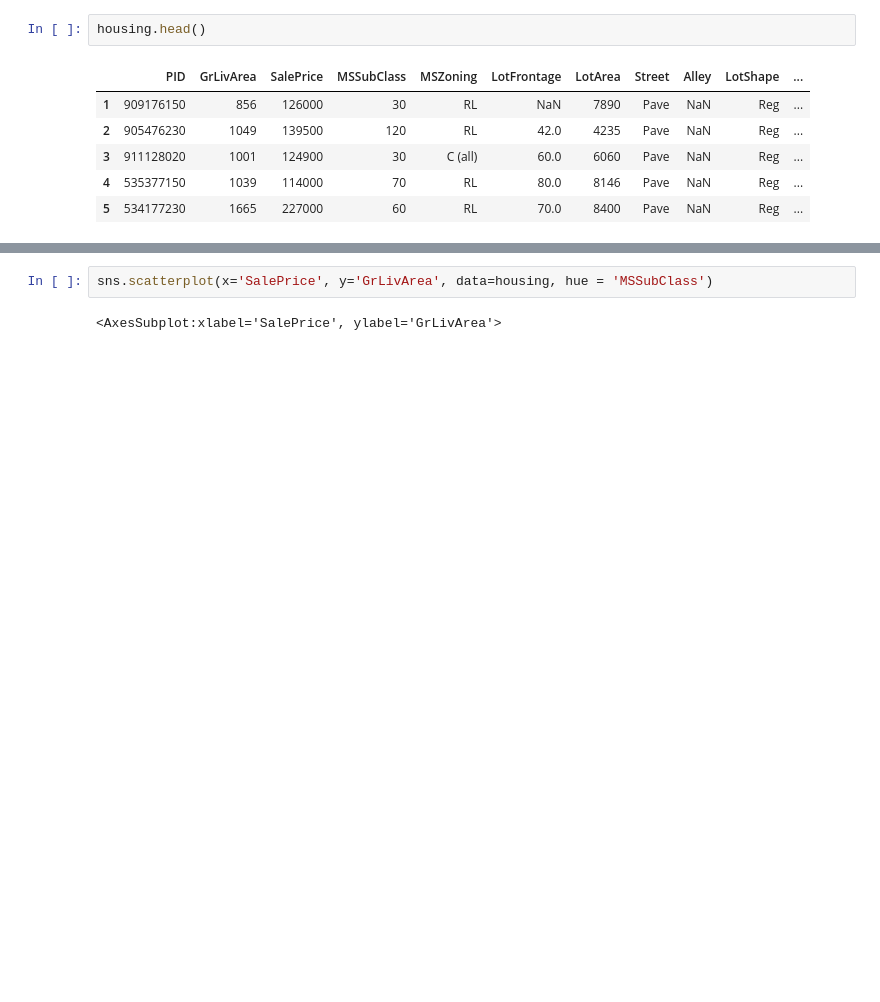
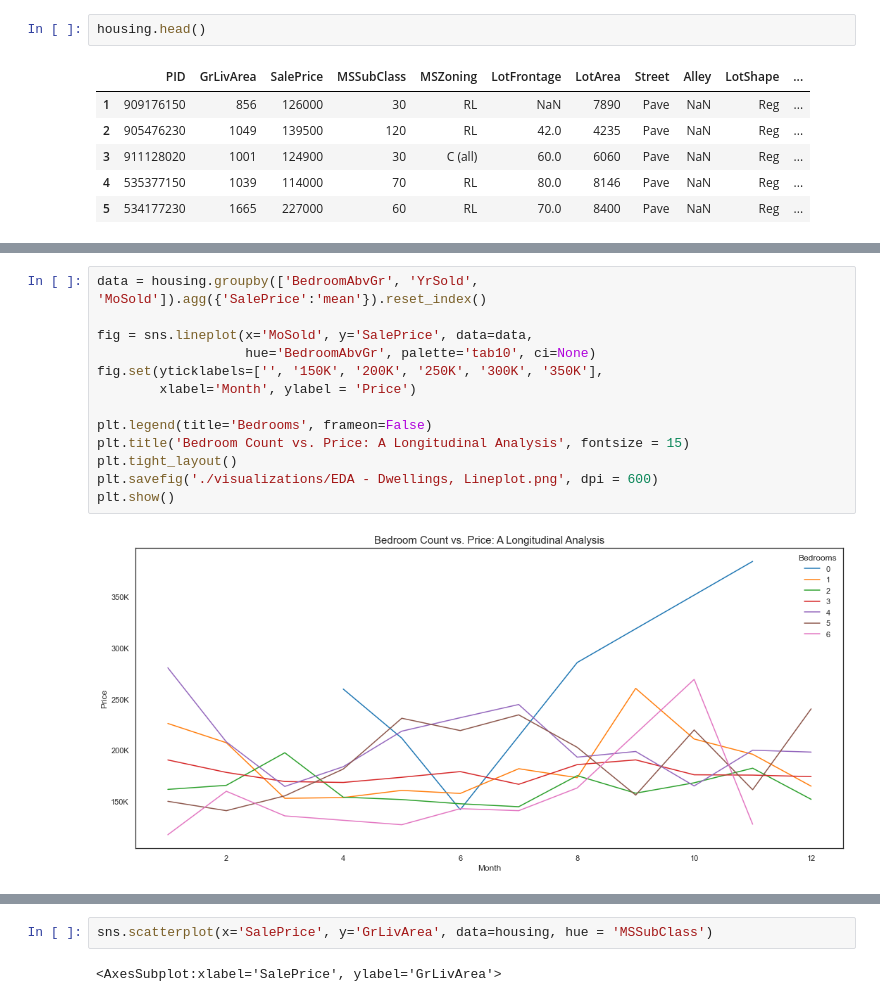
Before and after one commit to danielosetiawan/Ames_Housing_ML, a Jupyter notebook: DS - Ames.ipynb, the cells around one changed output, grey strips where cells are left out. Drawn from its saved outputs; the diff is of its cells as text; blank space fills up the shorter version.

```diff
--- a/DS - Ames.ipynb
+++ b/DS - Ames.ipynb
@@ -202,0 +202,15 @@ plt.show()
+# %%
+data = housing.groupby(['BedroomAbvGr', 'YrSold', 'MoSold']).agg({'SalePrice':'mean'}).reset_index()
+
+fig = sns.lineplot(x='MoSold', y='SalePrice', data=data,
+                   hue='BedroomAbvGr', palette='tab10', ci=None)
+fig.set(yticklabels=['', '150K', '200K', '250K', '300K', '350K'],
+        xlabel='Month', ylabel = 'Price')
+
+plt.legend(title='Bedrooms', frameon=False)
+plt.title('Bedroom Count vs. Price: A Longitudinal Analysis', fontsize = 15)
+plt.tight_layout()
+plt.savefig('./visualizations/EDA - Dwellings, Lineplot.png', dpi = 600)
+plt.show()
+# %% [output]
+[figure, added]
```
Also changed, not shown: parts of 16 cells of this notebook, 5 other files.
